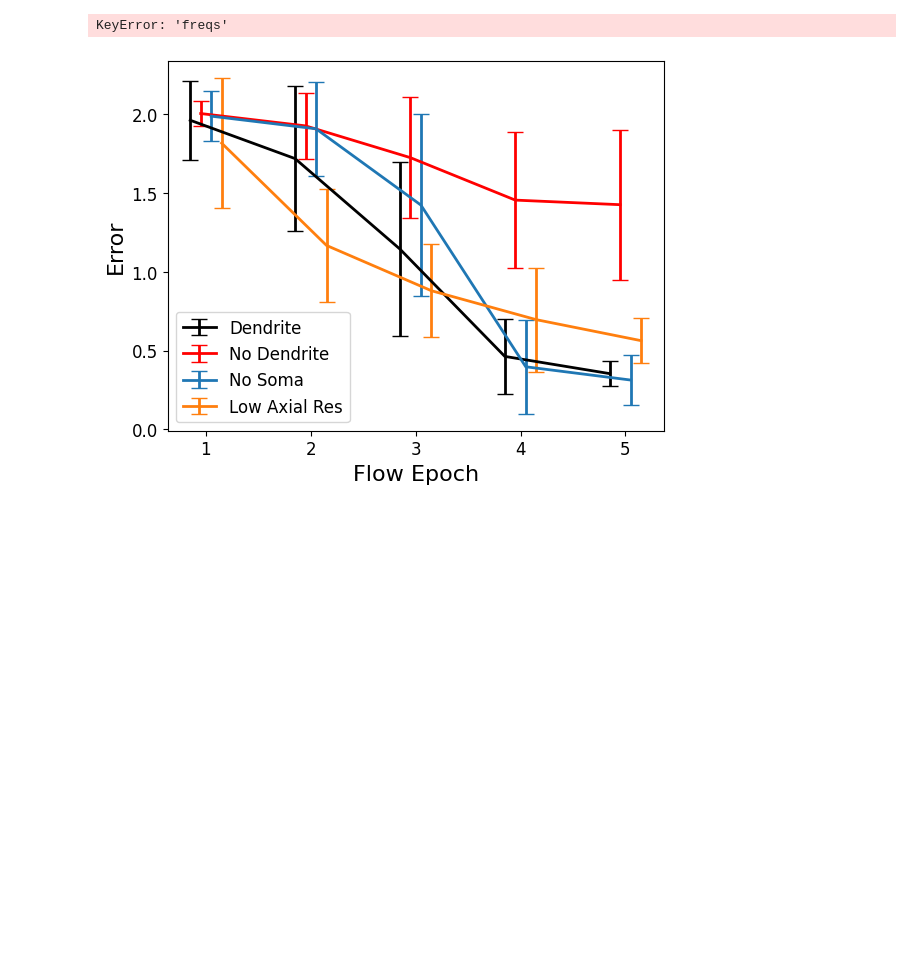
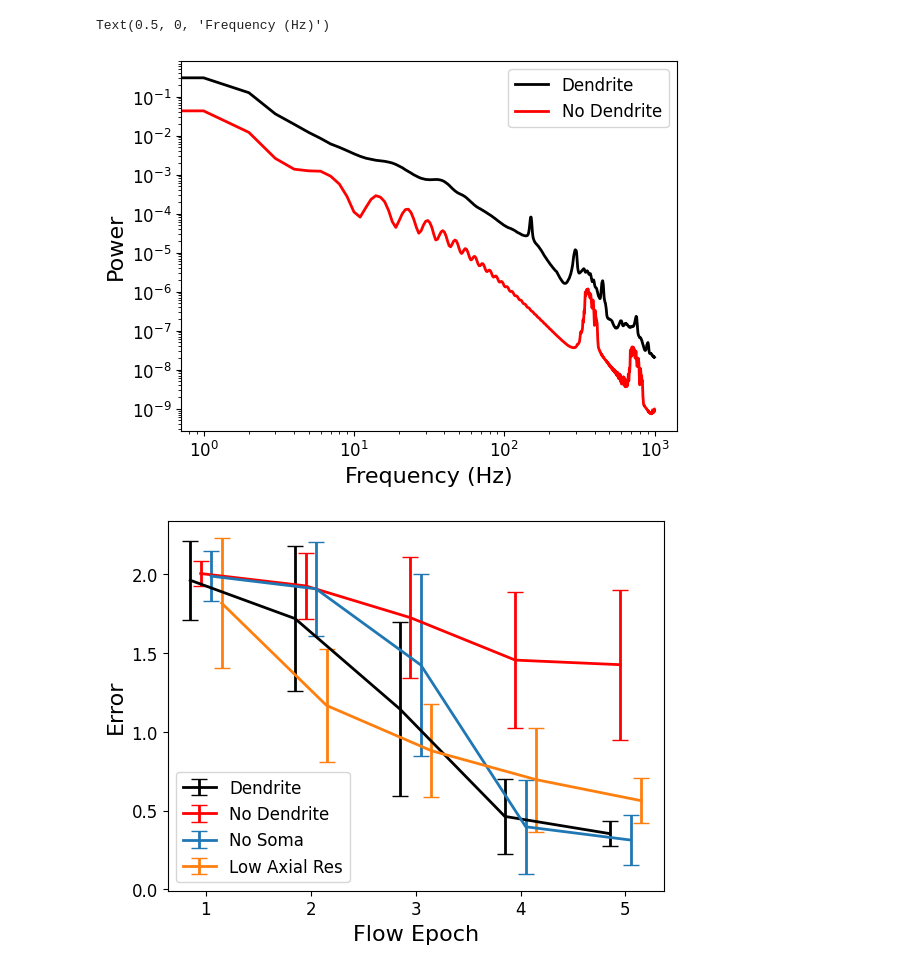
Before and after one commit to ntolley/dendractor, a Jupyter notebook: notebooks/plot_memorycontext_psd_comparison.ipynb, the cells around one changed output. Saved outputs shown, nothing was run; the diff lists cells and outputs as text; code cells hidden in the pictures; blank space fills up the shorter version.

```diff
--- a/notebooks/plot_memorycontext_psd_comparison.ipynb
+++ b/notebooks/plot_memorycontext_psd_comparison.ipynb
@@ -155,32 +150,36 @@ Flow 4
 # %%
 labelsize = 16
 ticksize = 12
 legendsize = 12
 linewidth = 2
 ymin, ymax = 1e-10, 1
 
-freqs = res_dict_dendrite['freqs']
-x_max = 100
+flow_idx = 4
+
+dendrite_spectrum_avg = np.mean(res_dict_dendrite['avg_spectrum'][flow_idx], axis=0)
+nodendrite_spectrum_avg = np.mean(res_dict_nodendrite['avg_spectrum'][flow_idx], axis=0)
+
+# freqs = res_dict_dendrite['freqs']
+freqs = np.arange(len(dendrite_spectrum_avg))
+x_max = 1000
 freq_mask = freqs < x_max
-
-dendrite_spectrum_avg = np.mean(res_dict_dendrite['spectrum'], axis=(0,1))
-nodendrite_spectrum_avg = np.mean(res_dict_nodendrite['spectrum'], axis=(0,1))
 
 plt.plot(freqs[freq_mask], dendrite_spectrum_avg[freq_mask], linewidth=linewidth, label='Dendrite', color='k')
 plt.plot(freqs[freq_mask], nodendrite_spectrum_avg[freq_mask], linewidth=linewidth, label='No Dendrite', color='r')
 
 # plt.xlim(-10, x_max + 10)
 plt.yscale('log')
 plt.xscale('log')
 
 plt.xticks(fontsize=ticksize)
 plt.yticks(fontsize=ticksize)
 plt.legend(fontsize=legendsize)
 plt.ylabel('Power', fontsize=labelsize)
 plt.xlabel('Frequency (Hz)', fontsize=labelsize)
-plt.savefig('../figures/memorycontext_psd_comparison.svg')
+# plt.savefig('../figures/memorycontext_psd_comparison.svg')
 # %% [output]
-KeyError: 'freqs'
+Text(0.5, 0, 'Frequency (Hz)')
+[figure, added]
 # %%
 labelsize = 16
 ticksize = 12
```
Also changed, not shown: parts of 6 cells of this notebook, 4 other files.
